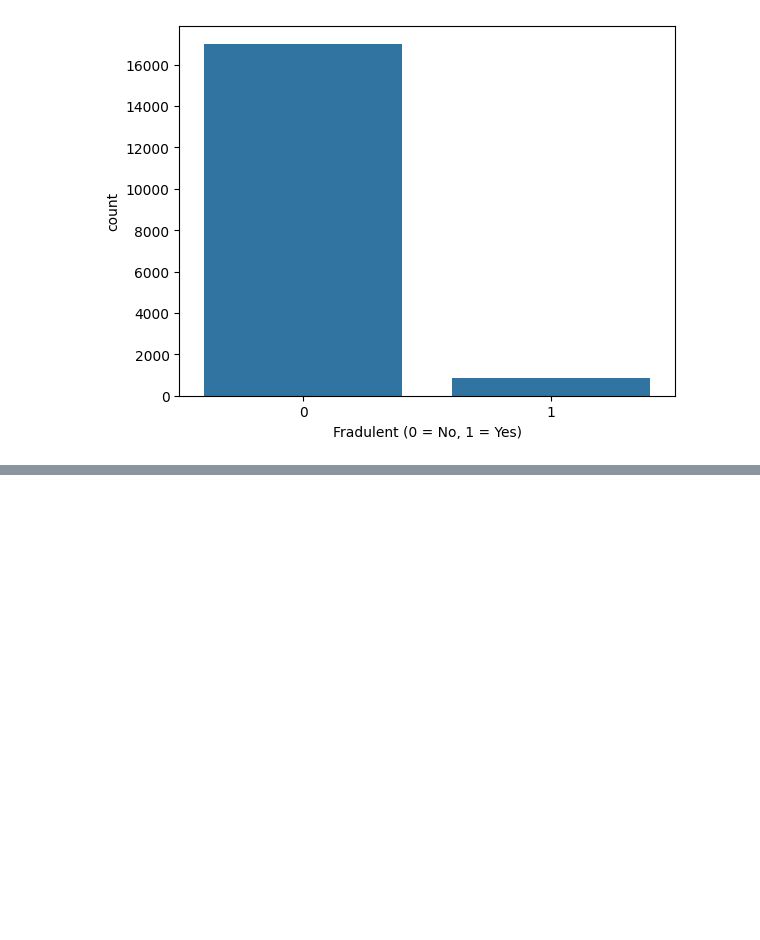
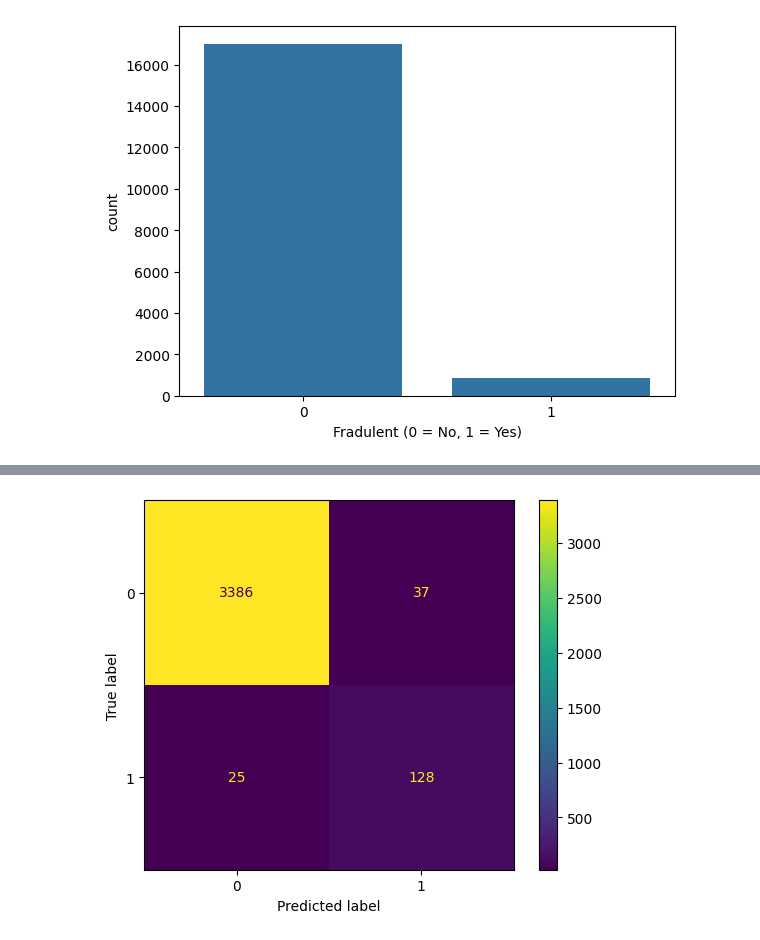
Before and after one commit to BrandonTDiep/real-fake-job-classification, a Jupyter notebook: real-fake-job-model.ipynb, the cells around one changed output, grey strips where cells are left out. Cells and saved outputs as stored; diff of their text form; code cells hidden in the pictures; blank space fills up the shorter version.

Commit message:
worked on adding 'logisitic regression model' and added confusion matrix

```diff
--- a/real-fake-job-model.ipynb
+++ b/real-fake-job-model.ipynb
@@ -156,7 +163,7 @@ trainX, testX, trainy, testy = train_test_split(df['text_processed'], df['fraudu
 # instantiate the vectorizer object
 # min_df, max_df just includes all the text, already removed stopwords at preprocess
 # ngram to pick up important phrases or patterns, (1,3) for like at most 3-words
-tfidf_vectorizer = TfidfVectorizer(min_df=0.0, max_df=1.0, analyzer='word', ngram_range=(1,3))
+tfidf_vectorizer = TfidfVectorizer(min_df=0.0, max_df=1.0, ngram_range=(1,3))
 # convert the training set into a matrix.
 tfidf_train = tfidf_vectorizer.fit_transform(trainX)
 # convert the test set into a matrix.
@@ -163,0 +177,7 @@ tfidf_test = tfidf_vectorizer.transform(testX)
+# %%
+# fix the imbalance issue with SMOTE
+# tfidf_train is your numerical feature matrix (X) after converting text to TF-IDF vectors — this is what your model will actually learn from.
+# trainy is your label vector (y) containing the class labels (e.g., fraudulent vs. not fraudulent).
+
+oversample = SMOTE()
+tfidf_train_resampled, trainy_resampled = oversample.fit_resample(tfidf_train, trainy)
@@ -163,0 +197,6 @@ tfidf_test = tfidf_vectorizer.transform(testX)
+# %%
+# run logisitic regression on the training data
+logreg = LogisticRegression(random_state=0).fit(tfidf_train_resampled, trainy_resampled)
+# %%
+# use the trained Logistic Regression model (logreg) to predict labels for the unseen test data (tfidf_test), and store the predicted labels in predict_test.
+predict_test = logreg.predict(tfidf_test)
@@ -163,0 +238,10 @@ tfidf_test = tfidf_vectorizer.transform(testX)
+# %%
+# (TN) = 3386 - model correctly predicted non-fraudulent (0)
+# (FP) = 37 - model incorrectly predicted fraudulent when it was not
+# (FN) = 25 - model missed fraudulent cases (predicted 0 but was 1)
+# (TP) = 128 - model correctly predicted fraudulent
+disp = ConfusionMatrixDisplay(confusion_matrix=confusion_matrix(testy, predict_test, labels=logreg.classes_))
+disp.plot()
+plt.show()
+# %% [output]
+[figure, added]
```
Also changed, not shown: parts of 7 cells of this notebook.
